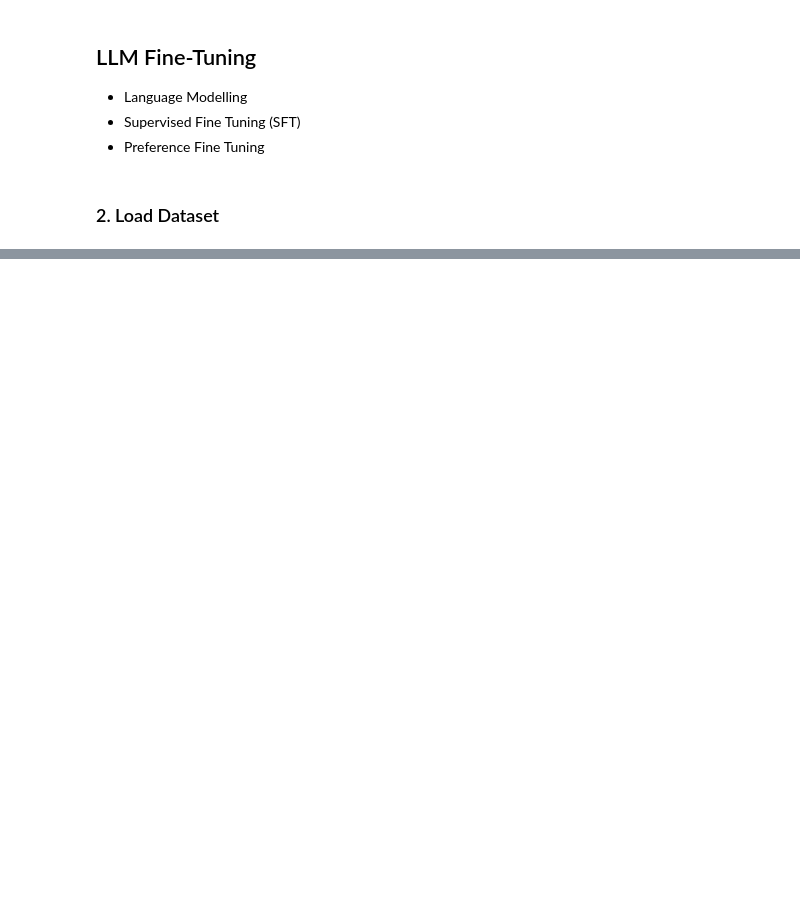
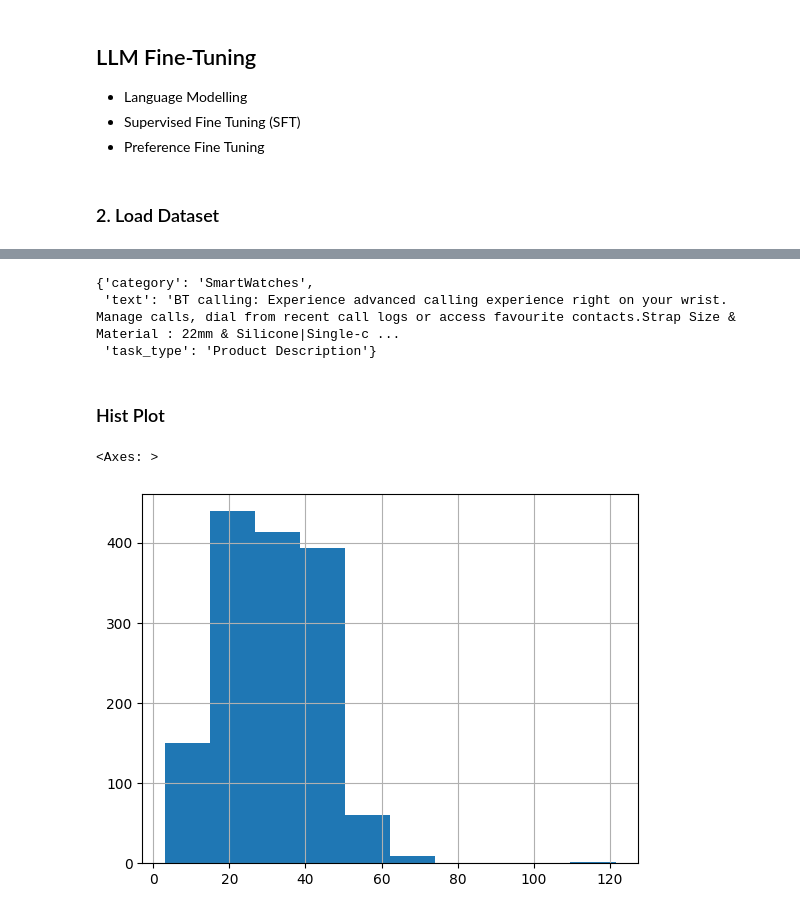
Before and after one commit to laxmimerit/Fine-Tuning-LLM-with-HuggingFace, a Jupyter notebook: 11-Fine_Tuning_LLM_Phi3_on_Custom_Data/2_Coding_Fine_Tuning_LLM_Phi3_on_Custom_Data.ipynb, the cells around one changed output, grey strips where cells are left out. Drawn from its saved outputs; the diff is of its cells as text; code cells hidden in the pictures; blank space fills up the shorter version.

```diff
--- a/11-Fine_Tuning_LLM_Phi3_on_Custom_Data/2_Coding_Fine_Tuning_LLM_Phi3_on_Custom_Data.ipynb
+++ b/11-Fine_Tuning_LLM_Phi3_on_Custom_Data/2_Coding_Fine_Tuning_LLM_Phi3_on_Custom_Data.ipynb
@@ -63,0 +62,17 @@ Then create a `formatting_func` to structure training examples as prompts.
+# %%
+dataset['test'][2]
+# %% [output]
+{'category': 'SmartWatches',
+ 'text': 'BT calling: Experience advanced calling experience right on your wrist. Manage calls, dial from recent call logs or access favourite contacts.Strap Size & Material : 22mm & Silicone|Single-c ...
+ 'task_type': 'Product Description'}
+# %% [markdown]
+### Hist Plot
+# %%
+# 1.5 times of total words
+products['text_tokens'] = products['text'].apply(lambda x: len(x.split())*1.5)
+description['text_tokens'] = description['text'].apply(lambda x: len(x.split())*1.5)
+# %%
+products['text_tokens'].hist()
+# %% [output]
+<Axes: >
+[figure, added]
```
Also changed, not shown: parts of 72 cells of this notebook.
